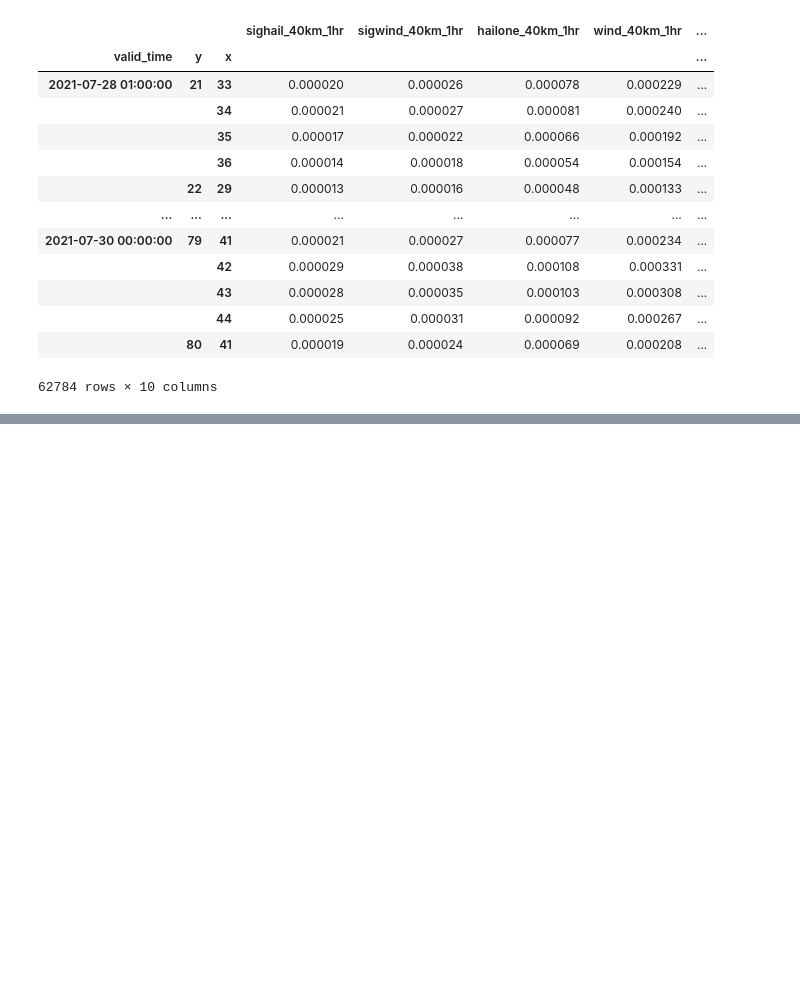
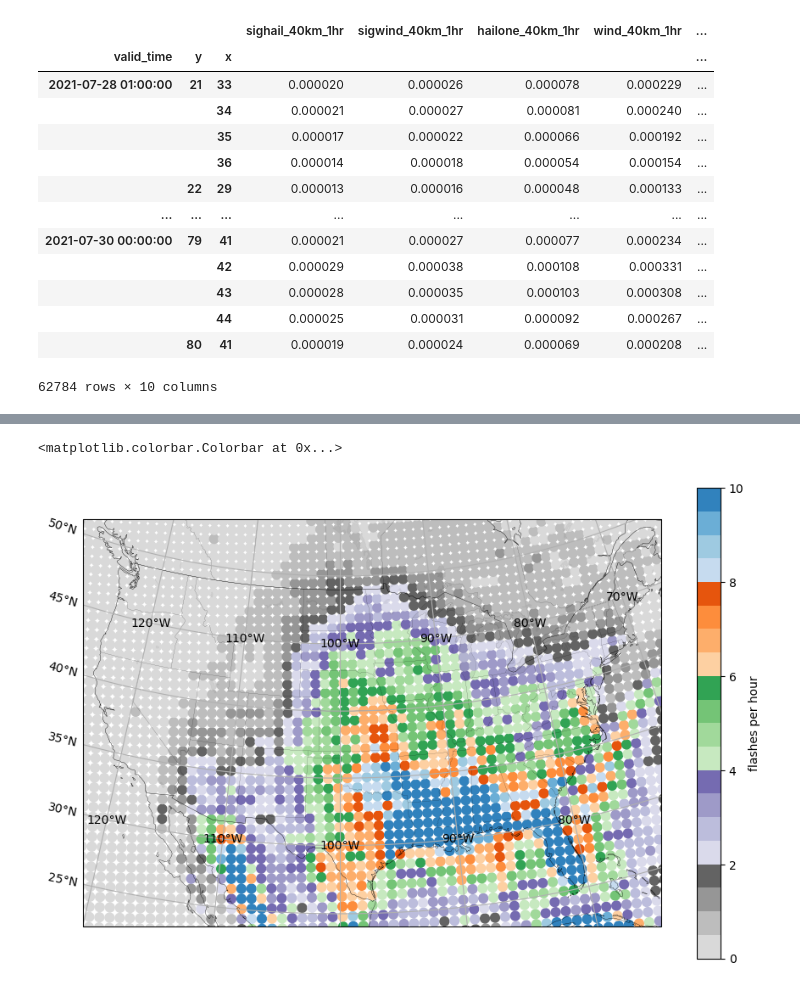
Before and after one commit to ahijevyc/machine-learning, a Jupyter notebook: lightning_prob.ipynb, the cells around one changed output, grey strips where cells are left out. Drawn from its saved outputs; the diff is of its cells as text; code cells hidden in the pictures; blank space fills up the shorter version.

```diff
--- a/lightning_prob.ipynb
+++ b/lightning_prob.ipynb
@@ -319,0 +344,18 @@ ValueError: plot kind scatter can only be used for data frames
+# %%
+import cartopy
+import matplotlib.pyplot as plt
+import matplotlib.colors as colors
+import xarray
+
+ifile = "GLM/longterm_average.glm.40km.nc"
+ds = xarray.open_dataset(ifile)
+# %%
+fig, ax = make_map(bbox=bbox2, projection=map_crs)
+
+sc= ax.scatter(ds.lon.data.flatten(), ds.lat.data.flatten(), s=60, c=ds.flashes.data.flatten(),
+           transform=cartopy.crs.PlateCarree(), cmap="tab20c_r", vmax=10)
+
+plt.colorbar(sc, shrink=0.8, label="flashes per hour")
+# %% [output]
+<matplotlib.colorbar.Colorbar at 0x...>
+[figure, added]
```
Also changed, not shown: parts of 24 cells of this notebook, 4 other files.
